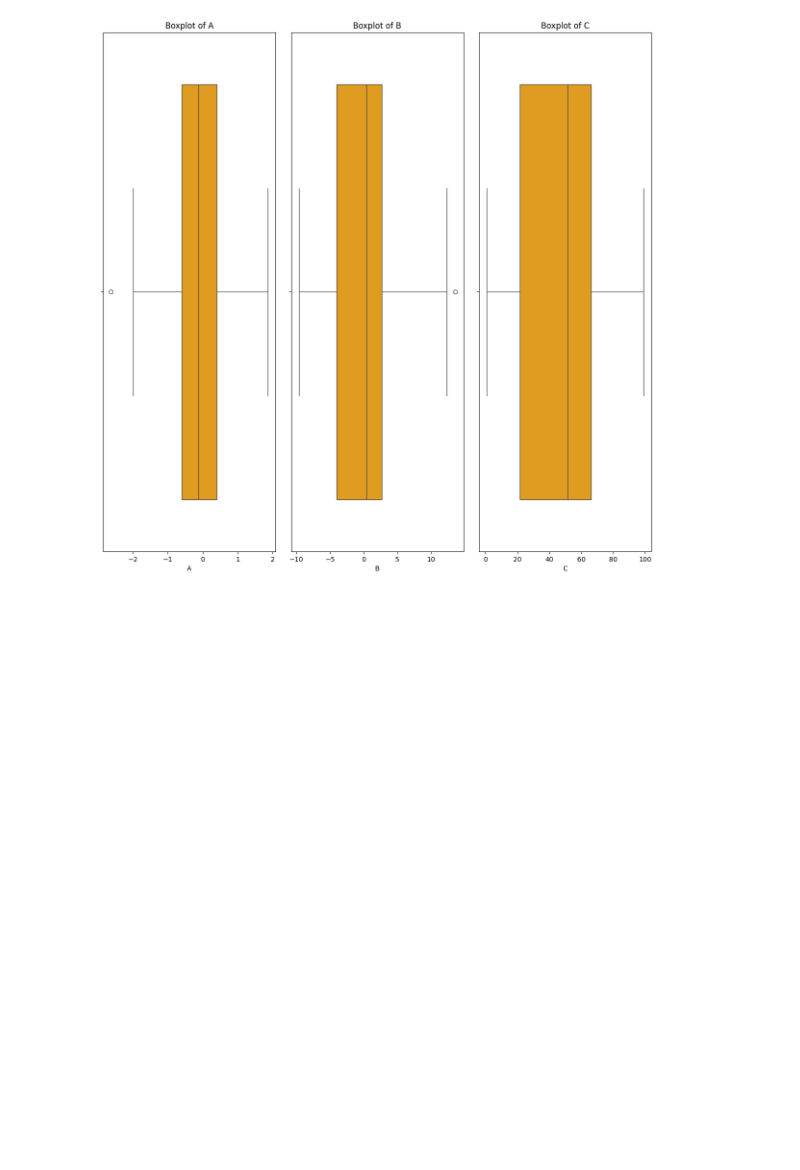
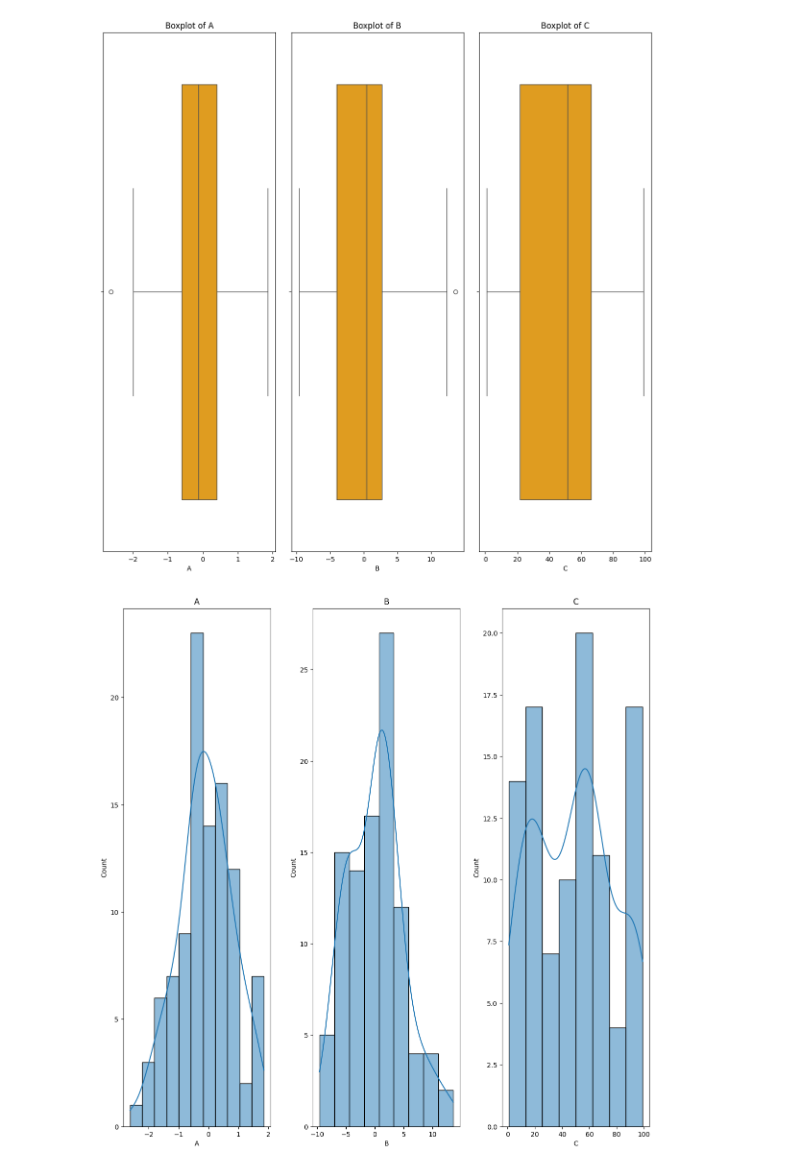
Before and after one commit to Sevinj-joy/ML_algorithm_examples, a Jupyter notebook: Clustering_/Clustering of Countries/Clustering_of_Countries.ipynb, the cells around one changed output. Cells and saved outputs as stored; diff of their text form; code cells hidden in the pictures; blank space fills up the shorter version.

```diff
--- a/Clustering_/Clustering of Countries/Clustering_of_Countries.ipynb
+++ b/Clustering_/Clustering of Countries/Clustering_of_Countries.ipynb
@@ -107,6 +120,4 @@ row = math.ceil(len(var) / col)
 # %%
-
-# Sample dataset
 np.random.seed(42)
 data = pd.DataFrame({
     'A': np.random.randn(100),
@@ -117,16 +128,15 @@ data = pd.DataFrame({
 # Selecting numeric columns
 var = data.select_dtypes(exclude='object').columns
 
-# Define rows & columns for subplots
 col = 3
-row = math.ceil(len(var) / col)  # ✅ Fixed row calculation
+row = math.ceil(len(data.columns) / col)
 
 plt.figure(figsize=(12, 12))
 
-for i, col_name in enumerate(var):  # ✅ Fixed enumerate usage
-    plt.subplot(row, col, i + 1)  # ✅ Fixed subplot indexing
-    sns.boxplot(x=data[col_name], color="orange")  # ✅ Fixed column reference
-    plt.title(f"Boxplot of {col_name}")  # Optional: Add title
+for i, col_name in enumerate(var):
+    plt.subplot(row, col, i + 1)
+    sns.boxplot(x=data[col_name], color="orange")
+    plt.title(f"Boxplot of {col_name}")
     plt.tight_layout(pad=2)
 
 plt.show()
@@ -136,0 +145,20 @@ data.describe()
+# %%
+# distrbution plot
+var = data.select_dtypes(exclude='object').columns
+
+
+col = 3
+row = math.ceil(len(var) / col)
+
+
+plt.figure(figsize=(12, 12))
+
+for idx, col_name in enumerate(var):
+    plt.subplot(row, col, idx + 1)
+    sns.histplot(data[col_name], kde=True)
+    plt.title(col_name)
+
+plt.tight_layout(pad=2)
+plt.show()
+# %% [output]
+[figure, added]
```
Also changed, not shown: parts of 6 cells of this notebook.
